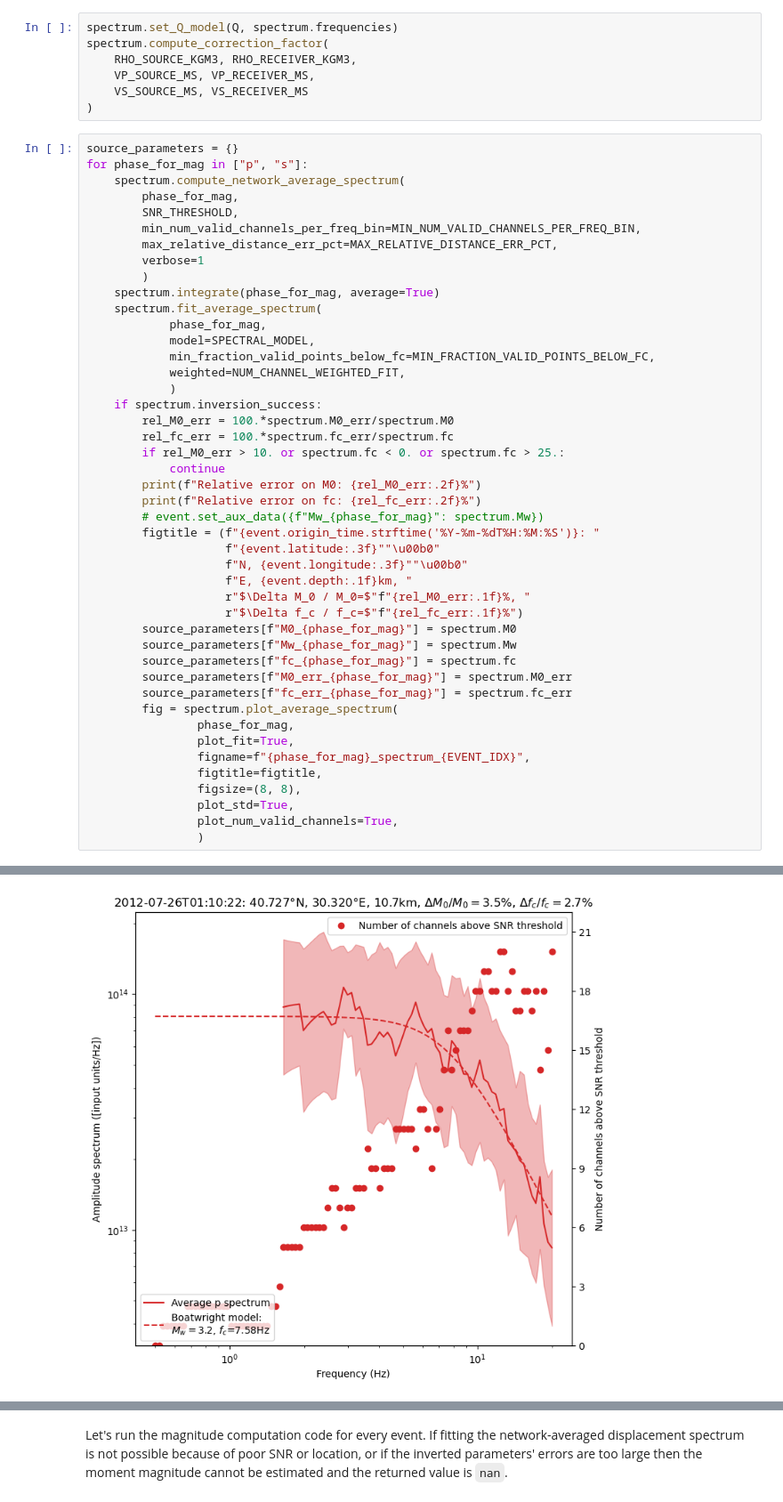
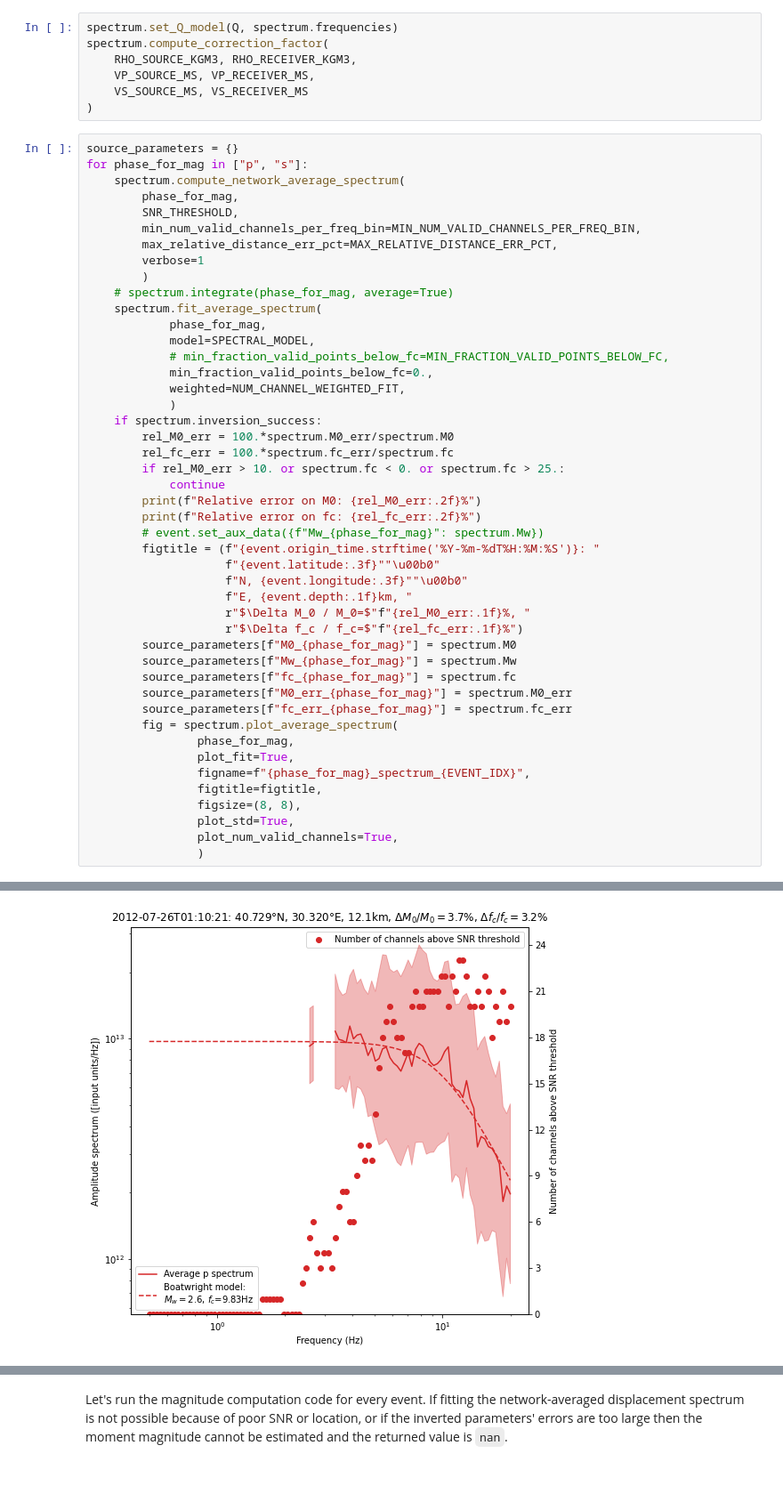
Before and after one commit to ebeauce/Seismic_BPMF, a Jupyter notebook: tutorial/notebooks/10_magnitudes.ipynb, the cells around one changed output, grey strips where cells are left out. Shown at 89% size. Drawn from its saved outputs; the diff is of its cells as text; blank space fills up the shorter version.

```diff
--- a/tutorial/notebooks/10_magnitudes.ipynb
+++ b/tutorial/notebooks/10_magnitudes.ipynb
@@ -260,11 +306,12 @@ for phase_for_mag in ["p", "s"]:
         max_relative_distance_err_pct=MAX_RELATIVE_DISTANCE_ERR_PCT,
         verbose=1
         )
-    spectrum.integrate(phase_for_mag, average=True)
+    # spectrum.integrate(phase_for_mag, average=True)
     spectrum.fit_average_spectrum(
             phase_for_mag,
             model=SPECTRAL_MODEL,
-            min_fraction_valid_points_below_fc=MIN_FRACTION_VALID_POINTS_BELOW_FC,
+            # min_fraction_valid_points_below_fc=MIN_FRACTION_VALID_POINTS_BELOW_FC,
+            min_fraction_valid_points_below_fc=0.,
             weighted=NUM_CHANNEL_WEIGHTED_FIT,
             )
     if spectrum.inversion_success:
@@ -309 +350 @@ Relative error on fc: 2.99%
-[figure, old version]
+[figure, new version]
```
Also changed, not shown: parts of 37 cells of this notebook, 1 other file.
